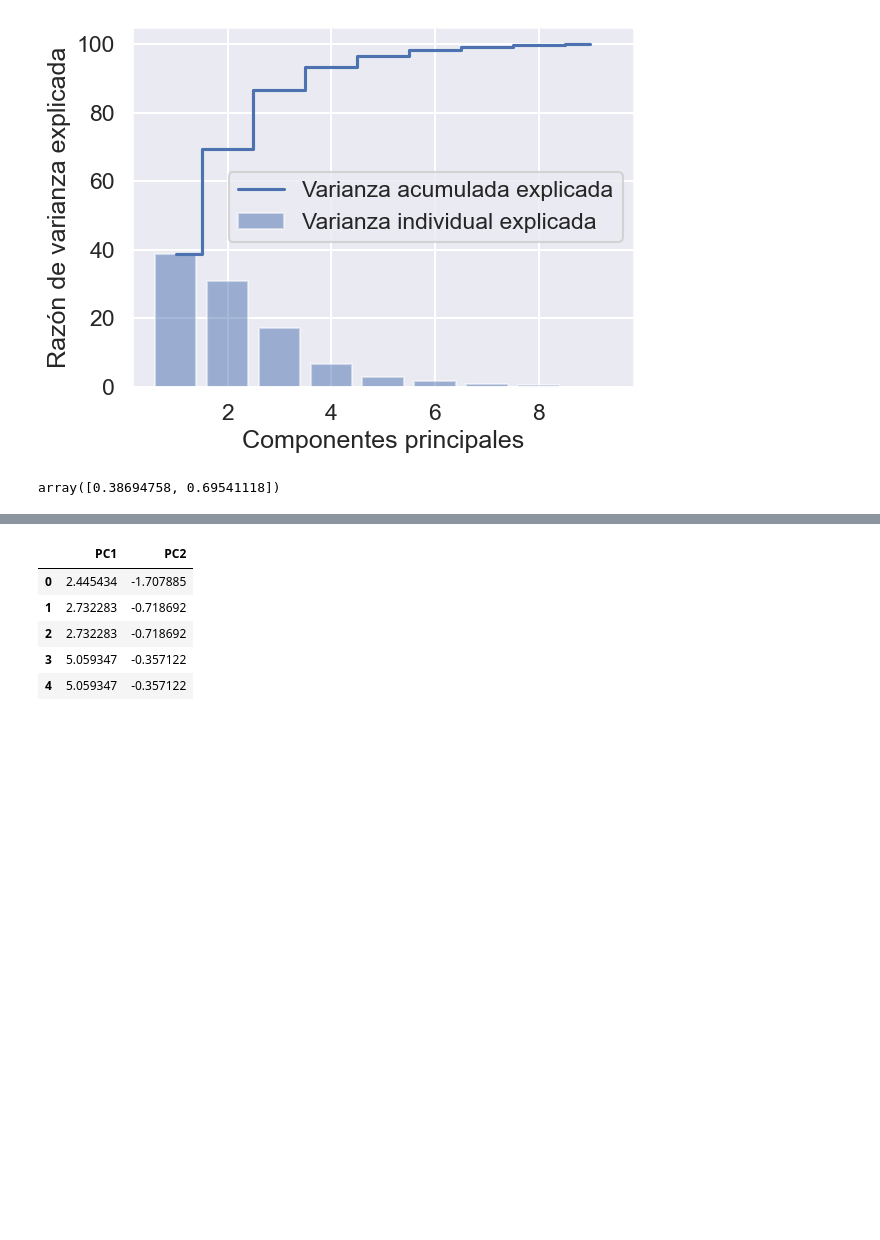
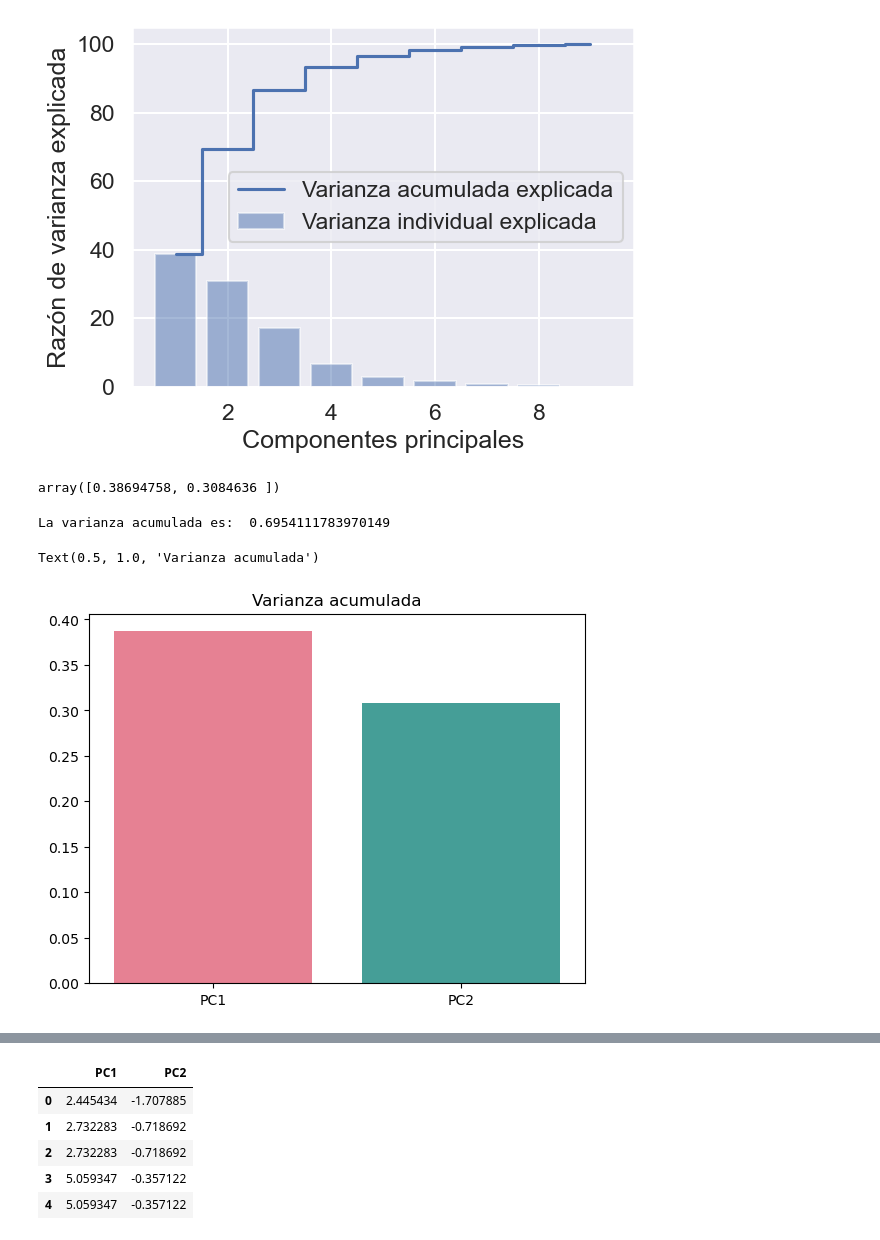
Before and after one commit to noelibaeza/cienciaDatos, a Jupyter notebook: salud_sueño.ipynb, the cells around one changed output, grey strips where cells are left out. Saved outputs shown, nothing was run; the diff lists cells and outputs as text; code cells hidden in the pictures; blank space fills up the shorter version.

```diff
--- a/salud_sueño.ipynb
+++ b/salud_sueño.ipynb
@@ -540,7 +540,18 @@ var_exp = [(i / tot)*100 for i in sorted(eigen_vals, reverse=True)]
 [figure]
 # %%
 # Varianza acumulada
-cum_var_exp = pca.explained_variance_ratio_.cumsum()
+cum_var_exp = pca.explained_variance_ratio_
 cum_var_exp
 # %% [output]
-array([0.38694758, 0.69541118])
+array([0.38694758, 0.3084636 ])
+# %%
+pca.explained_variance_ratio_.sum()
+print("La varianza acumulada es: ", pca.explained_variance_ratio_.sum())
+# %% [output]
+La varianza acumulada es:  0.6954111783970149
+# %%
+sns.barplot(x=["PC1", "PC2"], y=cum_var_exp, palette="husl")
+plt.title("Varianza acumulada")
+# %% [output]
+Text(0.5, 1.0, 'Varianza acumulada')
+[figure, added]
```
Also changed, not shown: parts of 16 cells of this notebook.
